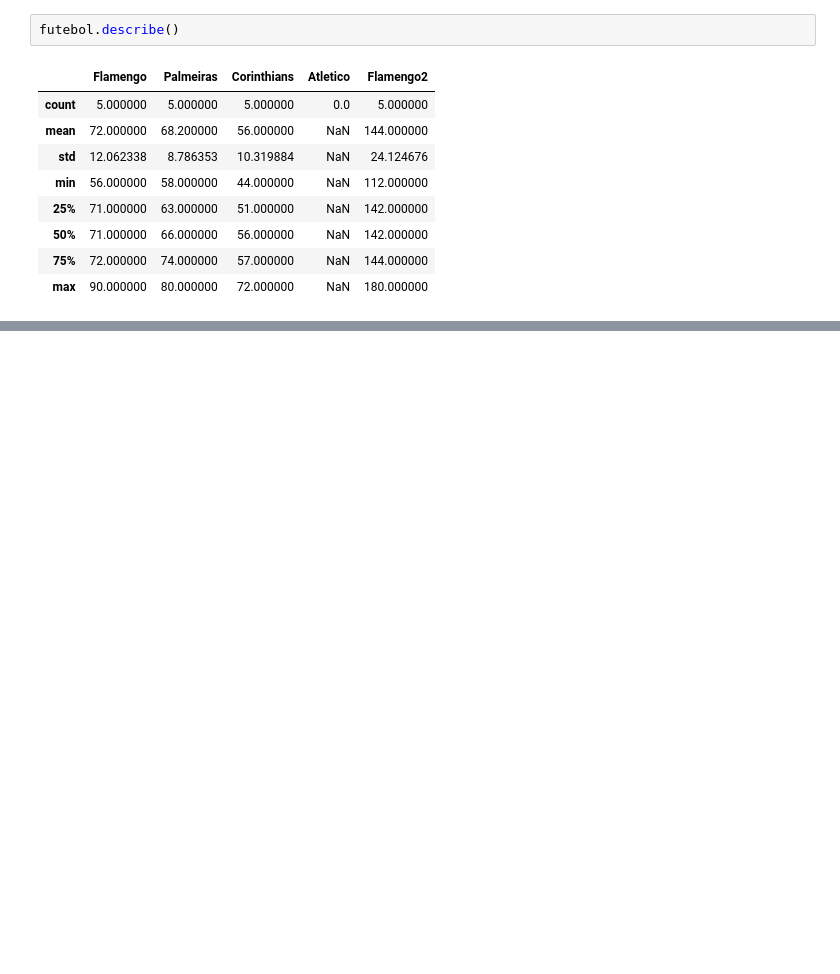
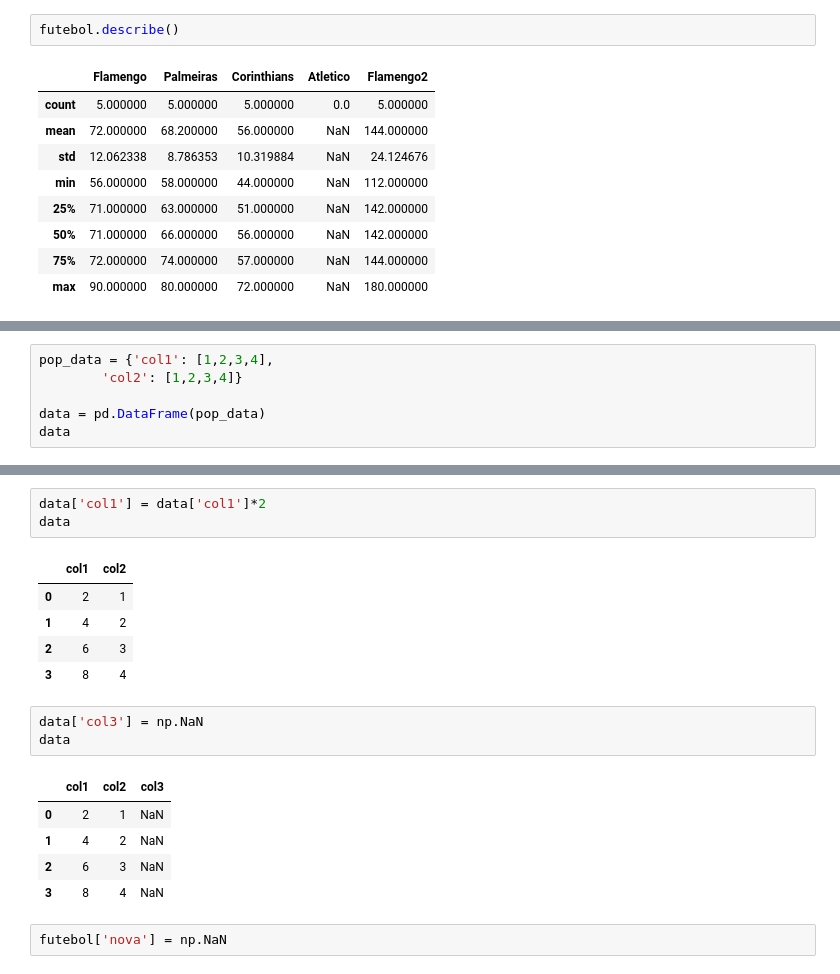
Before and after one commit to NewKanvas/Senac, a Jupyter notebook: IPython/Aula03.ipynb, the cells around one changed output, grey strips where cells are left out. Drawn from its saved outputs; the diff is of its cells as text; blank space fills up the shorter version.

```diff
--- a/IPython/Aula03.ipynb
+++ b/IPython/Aula03.ipynb
@@ -149,0 +225,6 @@ futebol.describe()
+# %%
+pop_data = {'col1': [1,2,3,4],
+        'col2': [1,2,3,4]}
+
+data = pd.DataFrame(pop_data)
+data
@@ -149,0 +237,20 @@ futebol.describe()
+# %%
+data['col1'] = data['col1']*2
+data
+# %% [output]
+|  | col1 | col2 |
+| 0 | 2 | 1 |
+| 1 | 4 | 2 |
+| 2 | 6 | 3 |
+| 3 | 8 | 4 |
+# %%
+data['col3'] = np.NaN
+data
+# %% [output]
+|  | col1 | col2 | col3 |
+| 0 | 2 | 1 | NaN |
+| 1 | 4 | 2 | NaN |
+| 2 | 6 | 3 | NaN |
+| 3 | 8 | 4 | NaN |
+# %%
+futebol['nova'] = np.NaN
```
Also changed, not shown: parts of 15 cells of this notebook.
